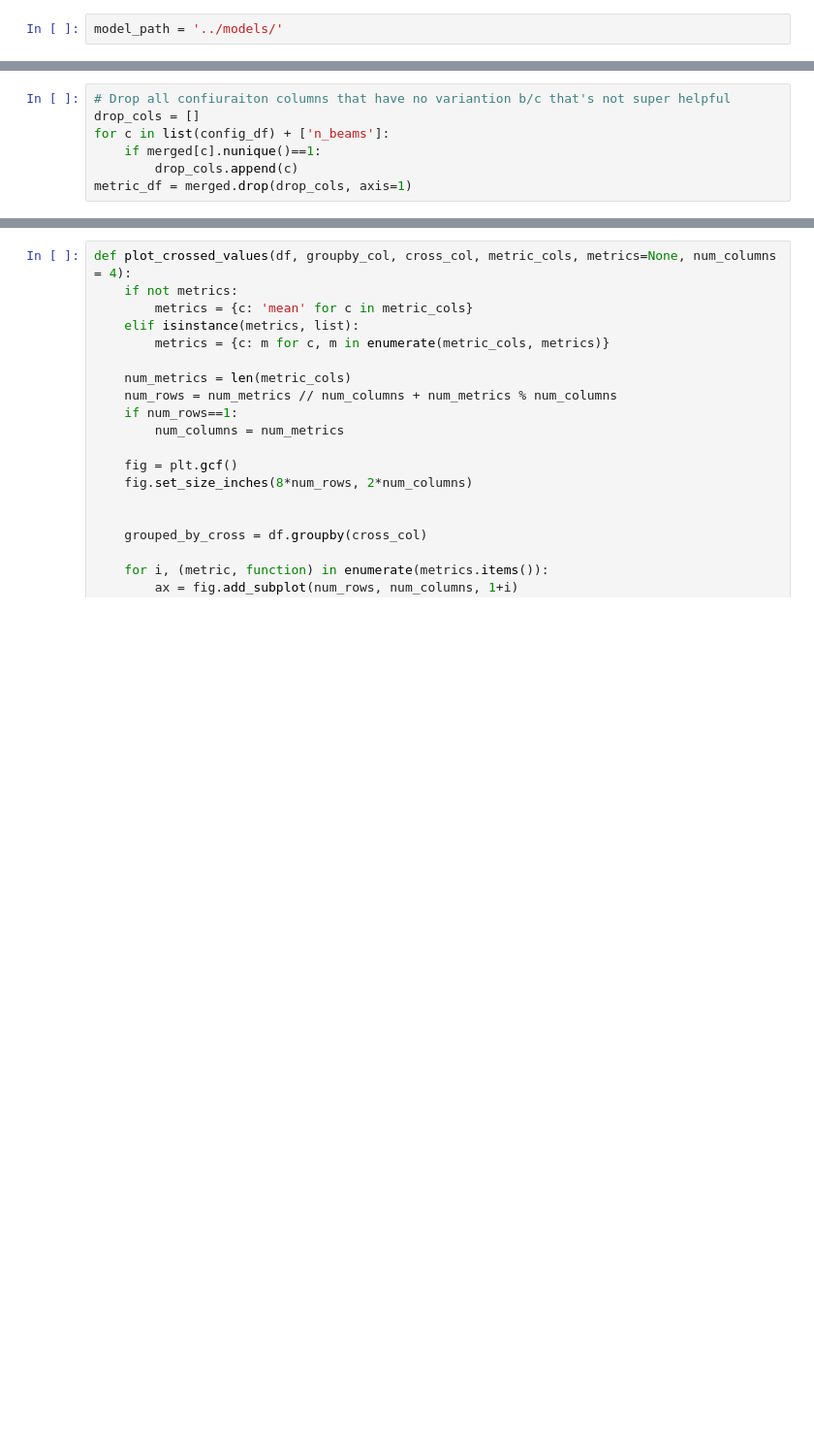
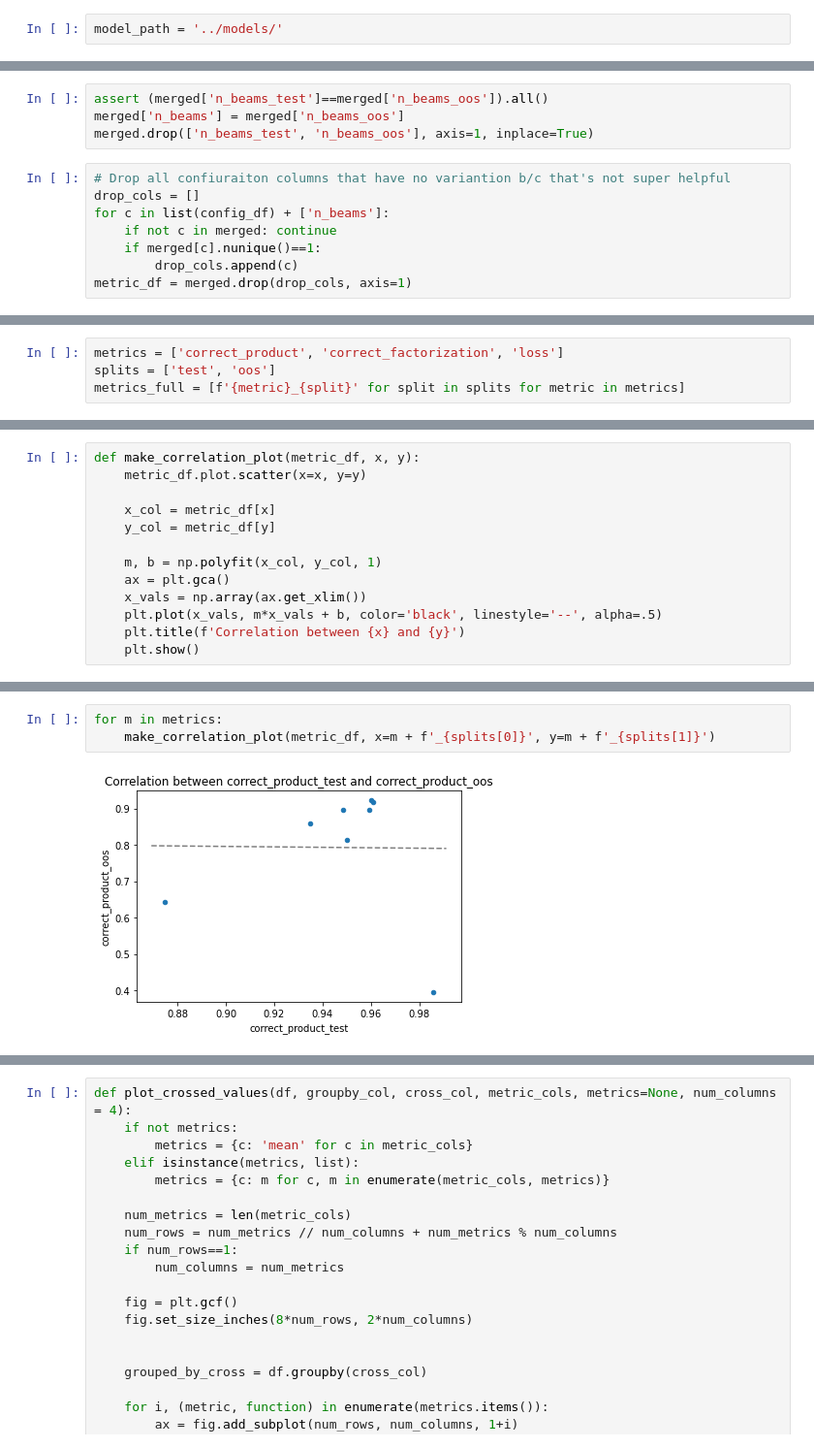
Before and after one commit to sims-s/neural-math, a Jupyter notebook: notebooks/ExamineExperiments.ipynb, the cells around one changed output, grey strips where cells are left out. Shown at 97% size. Drawn from its saved outputs; the diff is of its cells as text; blank space fills up the shorter version.

```diff
--- a/notebooks/ExamineExperiments.ipynb
+++ b/notebooks/ExamineExperiments.ipynb
@@ -77,7 +114,12 @@ merged = pd.concat([config_df] + get_nice_metrics(metric_list), axis=1)
+# %%
+assert (merged['n_beams_test']==merged['n_beams_oos']).all()
+merged['n_beams'] = merged['n_beams_oos']
+merged.drop(['n_beams_test', 'n_beams_oos'], axis=1, inplace=True)
 # %%
 # Drop all confiuraiton columns that have no variantion b/c that's not super helpful
 drop_cols = []
 for c in list(config_df) + ['n_beams']:
+    if not c in merged: continue
     if merged[c].nunique()==1:
         drop_cols.append(c)
 metric_df = merged.drop(drop_cols, axis=1)
@@ -107,0 +138,4 @@ def plot_single_value(df, groupby_col, metric_cols, metrics=None, num_columns =
+# %%
+metrics = ['correct_product', 'correct_factorization', 'loss']
+splits = ['test', 'oos']
+metrics_full = [f'{metric}_{split}' for split in splits for metric in metrics]
@@ -107,0 +163,13 @@ def plot_single_value(df, groupby_col, metric_cols, metrics=None, num_columns =
+# %%
+def make_correlation_plot(metric_df, x, y):
+    metric_df.plot.scatter(x=x, y=y)
+
+    x_col = metric_df[x]
+    y_col = metric_df[y]
+
+    m, b = np.polyfit(x_col, y_col, 1)
+    ax = plt.gca()
+    x_vals = np.array(ax.get_xlim())
+    plt.plot(x_vals, m*x_vals + b, color='black', linestyle='--', alpha=.5)
+    plt.title(f'Correlation between {x} and {y}')
+    plt.show()
@@ -107,0 +187,5 @@ def plot_single_value(df, groupby_col, metric_cols, metrics=None, num_columns =
+# %%
+for m in metrics:
+    make_correlation_plot(metric_df, x=m + f'_{splits[0]}', y=m + f'_{splits[1]}')
+# %% [output]
+[figure, added]
```
Also changed, not shown: parts of 30 cells of this notebook, 29 other files.
